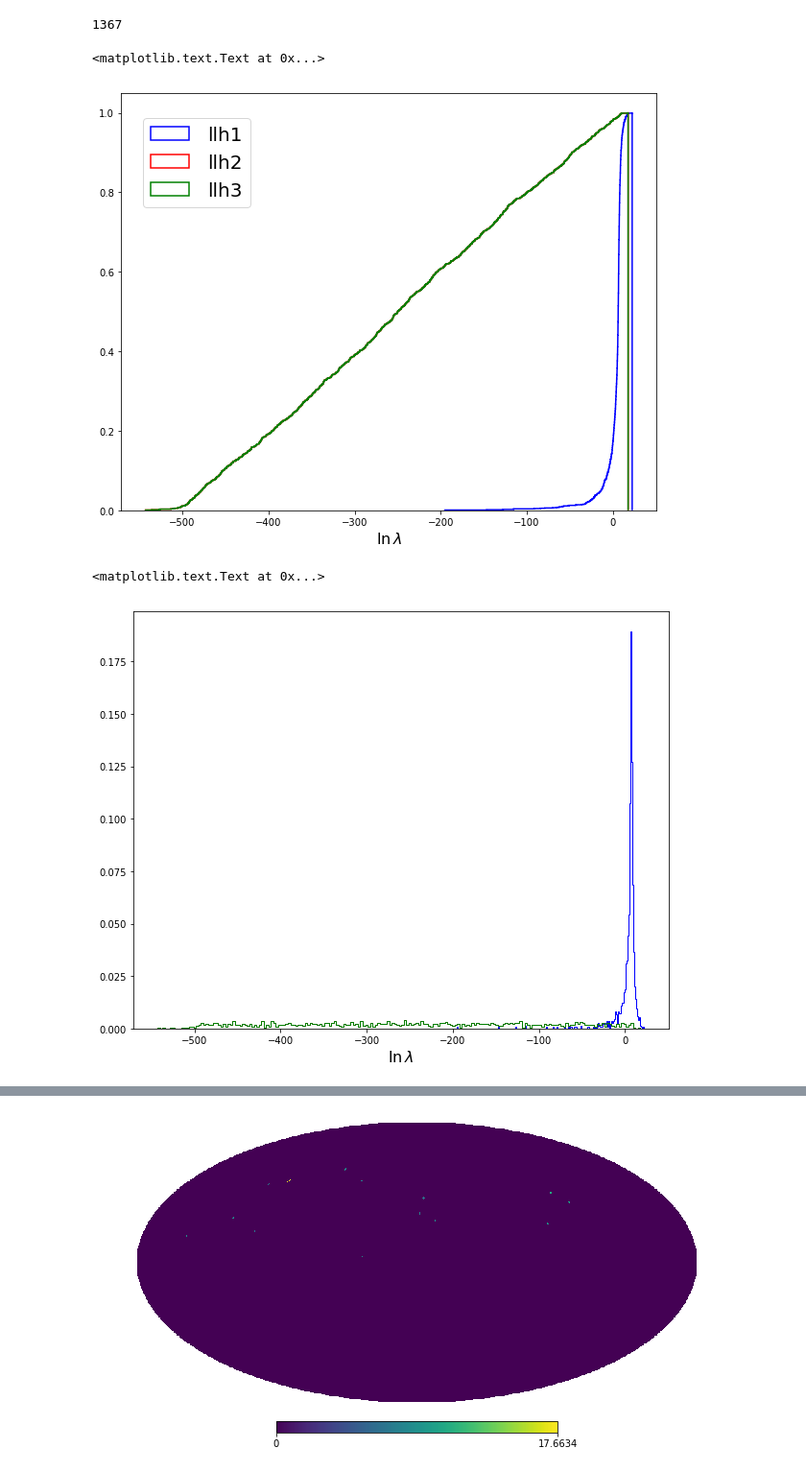
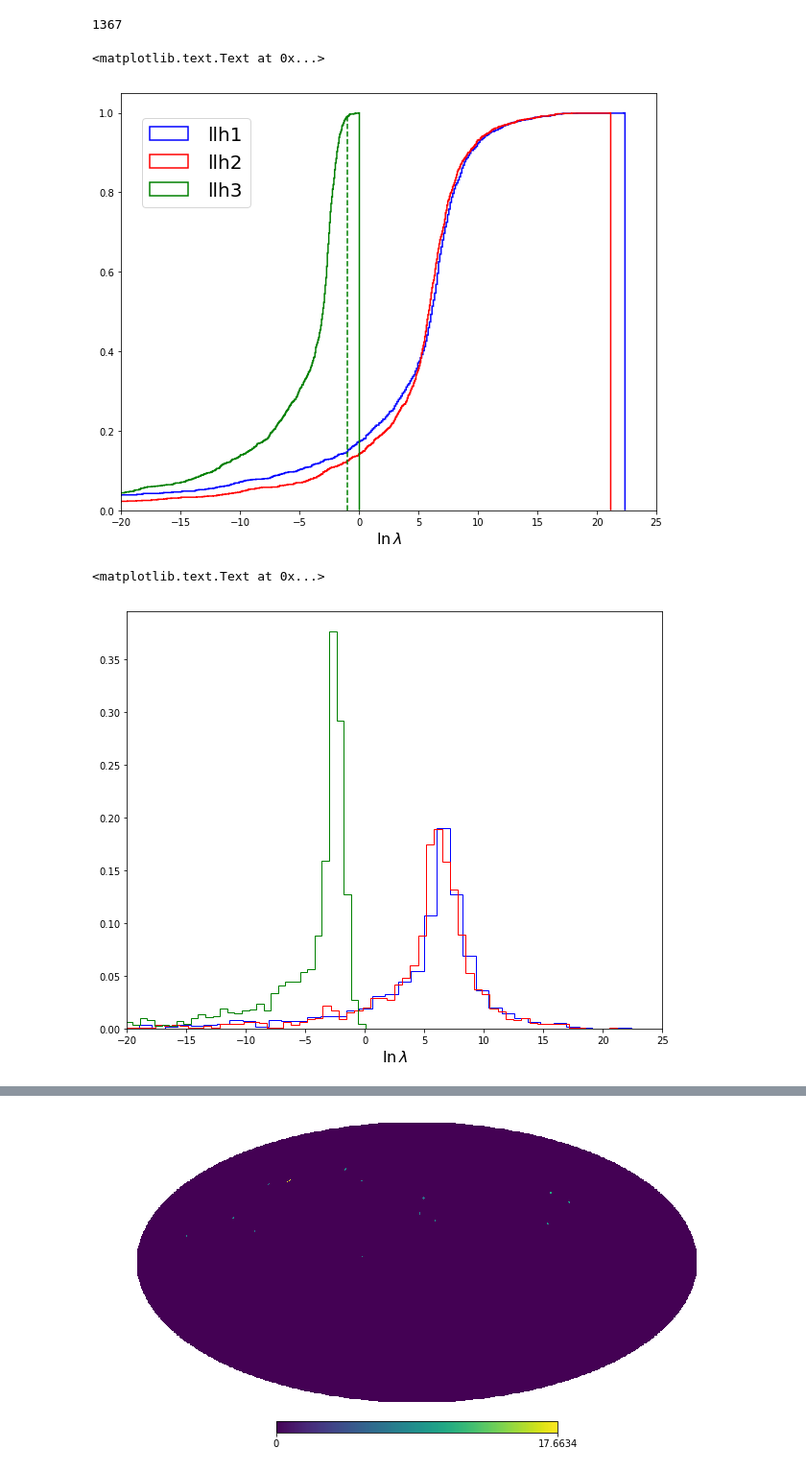
Before and after one commit to hayalaso/Analyses_AMON, a Jupyter notebook: HAWC_IC/multi_correlation_analysis.ipynb, the cells around one changed output, grey strips where cells are left out. Shown at 96% size. Cells and saved outputs as stored; diff of their text form; code cells hidden in the pictures.

```diff
--- a/HAWC_IC/multi_correlation_analysis.ipynb
+++ b/HAWC_IC/multi_correlation_analysis.ipynb
@@ -59,9 +59,11 @@ def LLH2(dec1,ra1,dec2,ra2,sigma1,sigma2,sig):
           #2*np.log(sigma2) - np.log(1-2*stats.norm.sf(abs(sig)))
 
     sigmap2 = 1/(1/sigma1**2 + 1/sigma2**2)
+    #trying to be conservative
+    sigc = sigma1**2 + sigma2**2
     dth = spcang(ra1,ra2,dec1,dec2)
-    llh = -np.log(2*np.pi*sigmap2)/2 - dth**2/(2*sigmap2) + sig**2
-    return [dec_best, ra_best,llh,np.sqrt(sigmap2)]
+    llh = -np.log(2*np.pi*sigc)/2 - dth**2/(2*sigc) + sig**2
+    return [dec_best, ra_best,llh,np.sqrt(sigc)]
 
 def LLH3(dec1,ra1,dec2,ra2,sig1,sig2,sig):
     dst = spcang(ra1 , ra2, dec1, dec2)
@@ -88,8 +90,11 @@ def LLH3(dec1,ra1,dec2,ra2,sig1,sig2,sig):
     dec_best=dec0*RAD2DEG
     if ra_best < 0 : ra_best = ra_best + 360
     else : ra_best = ra_best
-    llh = -np.log(2*np.pi*sig0)/2 - dst**2/(2*sig0) + sig**2
-    return [dec_best, ra_best, llh,np.sqrt(sig0)]
+    #trying to be conservative with errors
+    sigc=sig1**2+ sig2**2
+    phwc = stats.norm.cdf(sig)
+    llh = -np.log(2*np.pi*sigc)/2 - dst**2/(2*sigc) + np.log(phwc)#sig**2
+    return [dec_best, ra_best, llh,np.sqrt(sigc)]
 
 def spcang_trange_llh1 (dfic, dfh, minspc):
     data_list = []
@@ -216,31 +221,31 @@ len(df_result3)
 # %%
 cllh=plt.hist(df_result1.LLH,cumulative=True,normed=1,
          histtype='step',
          color='b',
          lw=1.5,
          bins=2000,
          label='llh1')
 cllh=plt.hist(df_result2.LLH,cumulative=True,normed=1,
          histtype='step',
          color='r',
          lw=1.5,
          bins=2000,
          label='llh2')
 cllh=plt.hist(df_result3.LLH,cumulative=True,normed=1,
          histtype='step',
          color='g',
          lw=1.5,
          bins=2000,
          label='llh3')
-#xlim(-25,25)
-#perc2 = np.percentile(df_result3.LLH,99)
-#plt.vlines(perc2,0,0.99,color='red',linestyles='--')
+xlim(-20,25)
+perc2 = np.percentile(df_result3.LLH,99)
+plt.vlines(perc2,0,0.99,color='green',linestyles='--')
 l=legend(bbox_to_anchor=(0.04,0.94),loc=2,borderaxespad=0,numpoints=1,fancybox=True,
          handletextpad=1,handlelength=2,prop={'size':20})
 xlabel(r'$\ln \, \lambda$',fontsize=16)
 # %% [output]
 <matplotlib.text.Text at 0x...>
-[figure, old version]
+[figure, new version]
 # %%
 llh=plt.hist(df_result1.LLH,cumulative=False,normed=1,
          histtype='step',
@@ -263,11 +268,11 @@ llh=plt.hist(df_result3.LLH,cumulative=False,normed=1,
 
 
 xlabel("logLH")
-#xlim(-1000000,25)
+xlim(-20,25)
 xlabel(r'$\ln \, \lambda$',fontsize=16)
 # %% [output]
 <matplotlib.text.Text at 0x...>
-[figure, old version]
+[figure, new version]
 # %%
 from matplotlib.colors import LogNorm
 hist2d(df_result3.SpcAng,df_result3.LLH,bins=40,norm=LogNorm())
```
Also changed, not shown: parts of 3 cells of this notebook, 1 other file.
